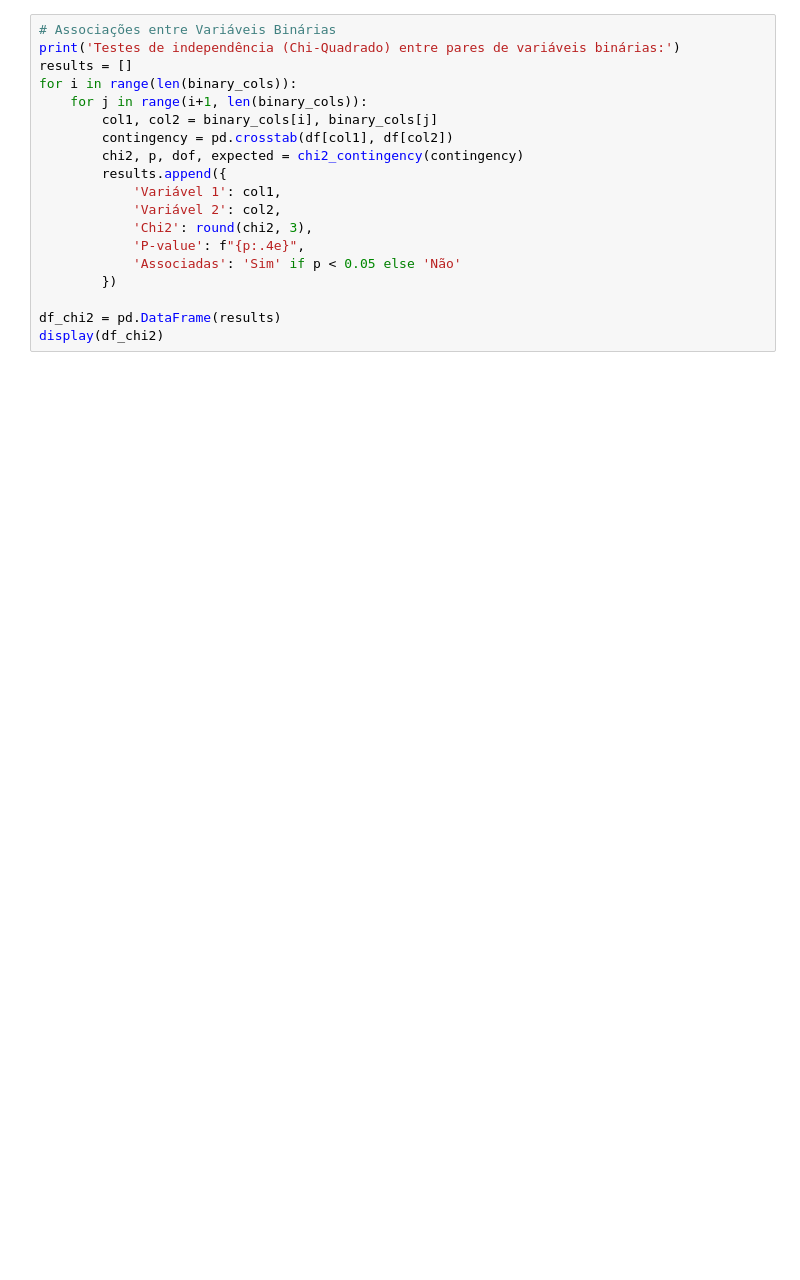
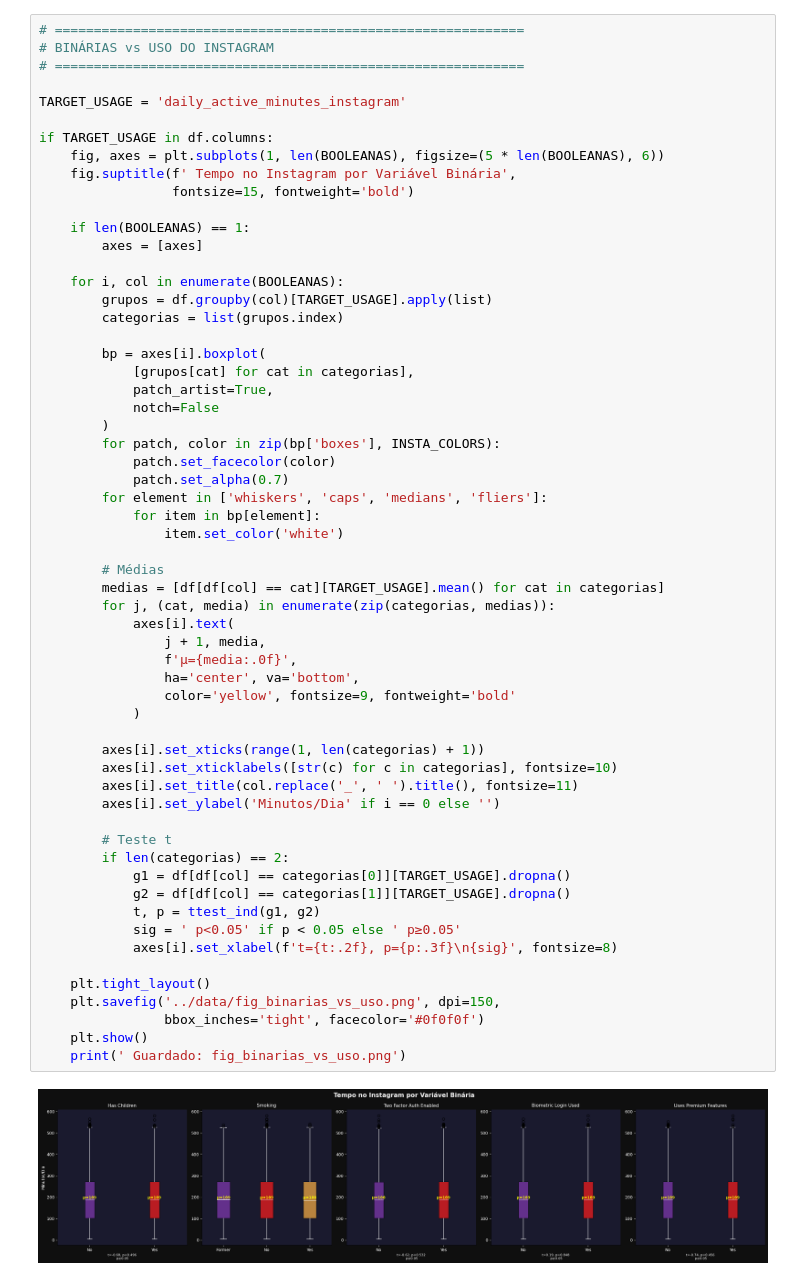
Before and after one commit to Mikael-Braun/LaboratoryOfDataAnalysis, a Jupyter notebook: notebooks/04_binary_variables.ipynb, the cells around one changed output. Cells and saved outputs as stored; diff of their text form; blank space fills up the shorter version.

```diff
--- a/notebooks/04_binary_variables.ipynb
+++ b/notebooks/04_binary_variables.ipynb
@@ -76,19 +150,61 @@ print('Guardado: fig_binary_distributions.png')
 # %%
-# Associações entre Variáveis Binárias
-print('Testes de independência (Chi-Quadrado) entre pares de variáveis binárias:')
-results = []
-for i in range(len(binary_cols)):
-    for j in range(i+1, len(binary_cols)):
-        col1, col2 = binary_cols[i], binary_cols[j]
-        contingency = pd.crosstab(df[col1], df[col2])
-        chi2, p, dof, expected = chi2_contingency(contingency)
-        results.append({
-            'Variável 1': col1,
-            'Variável 2': col2,
-            'Chi2': round(chi2, 3),
-            'P-value': f"{p:.4e}",
-            'Associadas': 'Sim' if p < 0.05 else 'Não'
-        })
+# ============================================================
+# BINÁRIAS vs USO DO INSTAGRAM
+# ============================================================
 
-df_chi2 = pd.DataFrame(results)
-display(df_chi2)
+TARGET_USAGE = 'daily_active_minutes_instagram'
+
+if TARGET_USAGE in df.columns:
+    fig, axes = plt.subplots(1, len(BOOLEANAS), figsize=(5 * len(BOOLEANAS), 6))
+    fig.suptitle(f' Tempo no Instagram por Variável Binária',
+                 fontsize=15, fontweight='bold')
+
+    if len(BOOLEANAS) == 1:
+        axes = [axes]
+
+    for i, col in enumerate(BOOLEANAS):
+        grupos = df.groupby(col)[TARGET_USAGE].apply(list)
+        categorias = list(grupos.index)
+
+        bp = axes[i].boxplot(
+            [grupos[cat] for cat in categorias],
+            patch_artist=True,
+            notch=False
+        )
+        for patch, color in zip(bp['boxes'], INSTA_COLORS):
+            patch.set_facecolor(color)
+            patch.set_alpha(0.7)
+        for element in ['whiskers', 'caps', 'medians', 'fliers']:
+            for item in bp[element]:
+                item.set_color('white')
+
+        # Médias
+        medias = [df[df[col] == cat][TARGET_USAGE].mean() for cat in categorias]
+        for j, (cat, media) in enumerate(zip(categorias, medias)):
+            axes[i].text(
+                j + 1, media,
+                f'μ={media:.0f}',
+                ha='center', va='bottom',
+                color='yellow', fontsize=9, fontweight='bold'
+            )
+
+        axes[i].set_xticks(range(1, len(categorias) + 1))
+        axes[i].set_xticklabels([str(c) for c in categorias], fontsize=10)
+        axes[i].set_title(col.replace('_', ' ').title(), fontsize=11)
+        axes[i].set_ylabel('Minutos/Dia' if i == 0 else '')
+
+        # Teste t
+        if len(categorias) == 2:
+            g1 = df[df[col] == categorias[0]][TARGET_USAGE].dropna()
+            g2 = df[df[col] == categorias[1]][TARGET_USAGE].dropna()
+            t, p = ttest_ind(g1, g2)
+            sig = ' p<0.05' if p < 0.05 else ' p≥0.05'
+            axes[i].set_xlabel(f't={t:.2f}, p={p:.3f}\n{sig}', fontsize=8)
+
+    plt.tight_layout()
+    plt.savefig('../data/fig_binarias_vs_uso.png', dpi=150,
+                bbox_inches='tight', facecolor='#0f0f0f')
+    plt.show()
+    print(' Guardado: fig_binarias_vs_uso.png')
+# %% [output]
+[figure, added]
```
Also changed, not shown: parts of 15 cells of this notebook, 45 other files.
